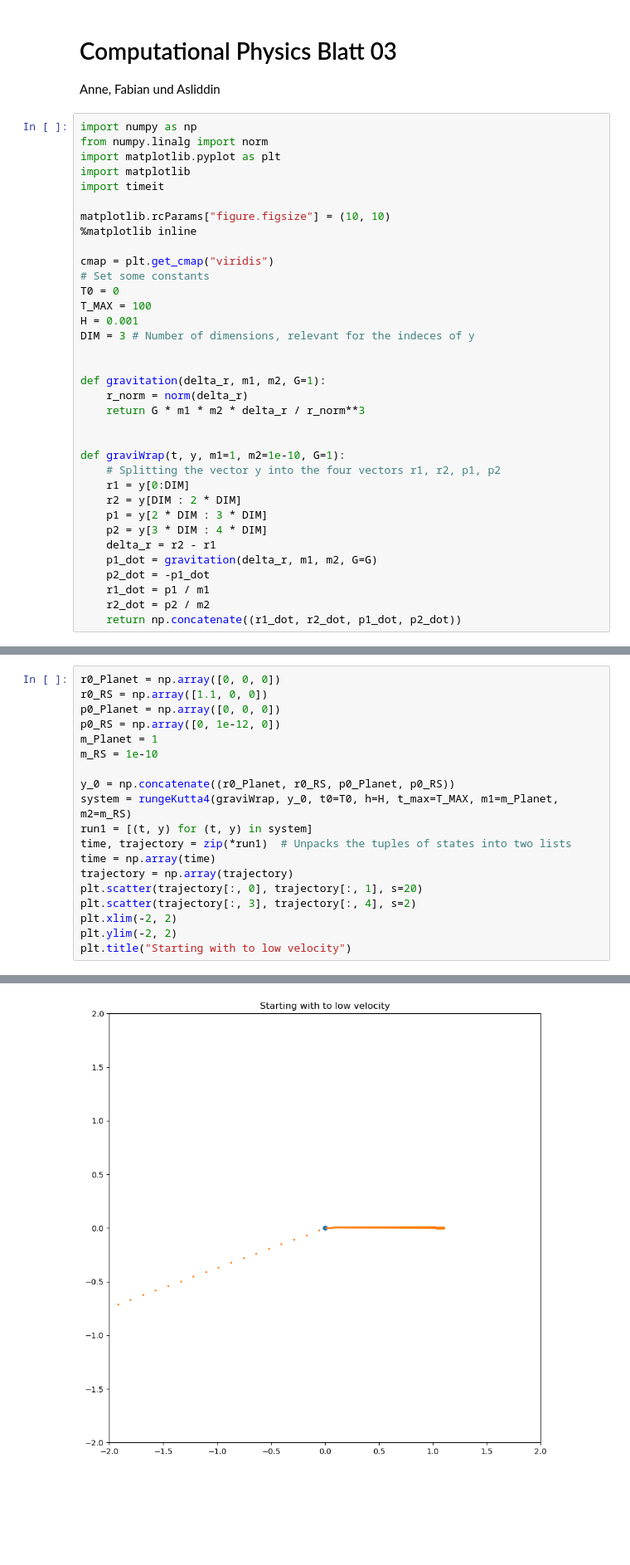
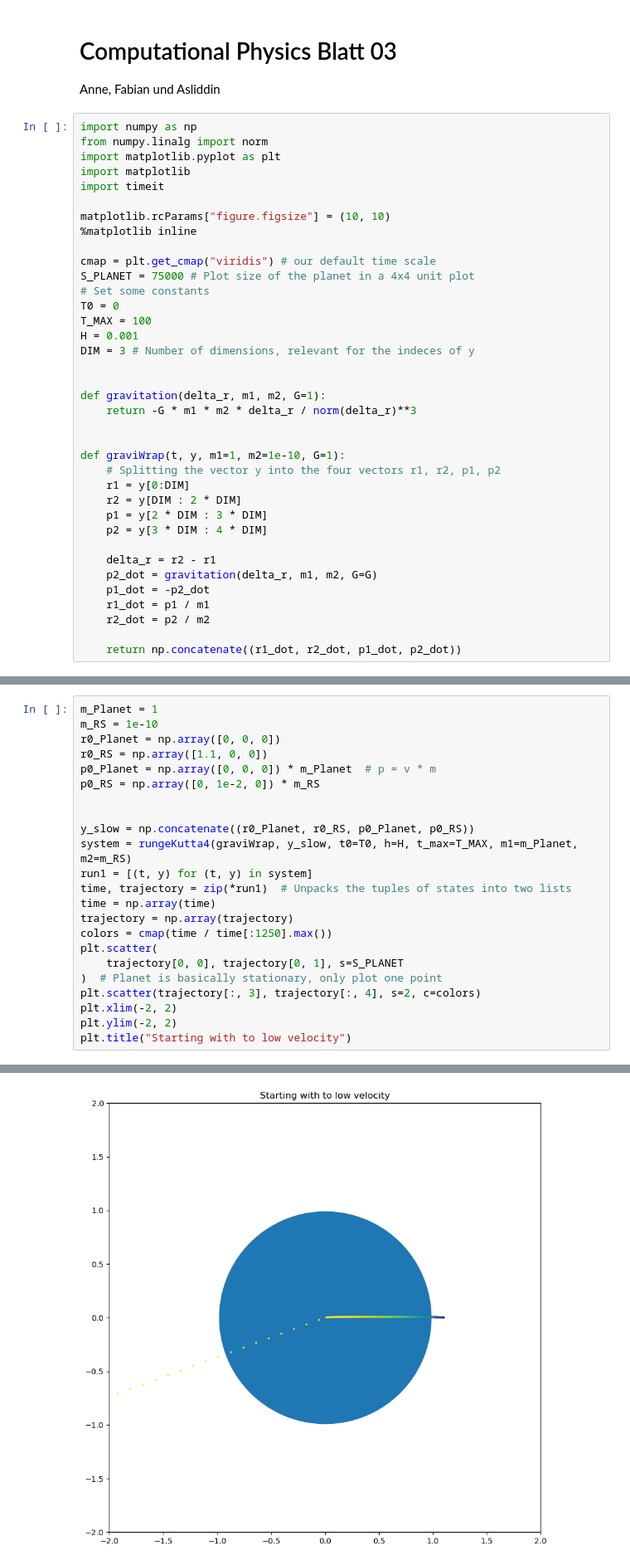
Before and after one commit to FSchierok/compPhys, a Jupyter notebook: Sheet03/A1.ipynb, the cells around one changed output, grey strips where cells are left out. Shown at 83% size. Cells and saved outputs as stored; diff of their text form; blank space fills up the shorter version.

```diff
--- a/Sheet03/A1.ipynb
+++ b/Sheet03/A1.ipynb
@@ -11,7 +11,8 @@ import timeit
 matplotlib.rcParams["figure.figsize"] = (10, 10)
 %matplotlib inline
 
-cmap = plt.get_cmap("viridis")
+cmap = plt.get_cmap("viridis") # our default time scale
+S_PLANET = 75000 # Plot size of the planet in a 4x4 unit plot
 # Set some constants
 T0 = 0
 T_MAX = 100
@@ -20,8 +21,7 @@ DIM = 3 # Number of dimensions, relevant for the indeces of y
 
 
 def gravitation(delta_r, m1, m2, G=1):
-    r_norm = norm(delta_r)
-    return G * m1 * m2 * delta_r / r_norm**3
+    return -G * m1 * m2 * delta_r / norm(delta_r)**3
 
 
 def graviWrap(t, y, m1=1, m2=1e-10, G=1):
@@ -30,11 +30,13 @@ def graviWrap(t, y, m1=1, m2=1e-10, G=1):
     r2 = y[DIM : 2 * DIM]
     p1 = y[2 * DIM : 3 * DIM]
     p2 = y[3 * DIM : 4 * DIM]
+
     delta_r = r2 - r1
-    p1_dot = gravitation(delta_r, m1, m2, G=G)
-    p2_dot = -p1_dot
+    p2_dot = gravitation(delta_r, m1, m2, G=G)
+    p1_dot = -p2_dot
     r1_dot = p1 / m1
     r2_dot = p2 / m2
+
     return np.concatenate((r1_dot, r2_dot, p1_dot, p2_dot))
 # %%
 def rungeKutta4(
@@ -72,27 +74,31 @@ y_\mathrm{i} &= \begin{pmatrix}
 \Rightarrow \dot{p_\mathrm{i}} &= -G\frac{m_\mathrm{j}}{\left|r_\mathrm{i}- r_\mathrm{j}\right|^3}(r_\mathrm{i}- r_\mathrm{j}) \\
 \end{align}
 # %%
+m_Planet = 1
+m_RS = 1e-10
 r0_Planet = np.array([0, 0, 0])
 r0_RS = np.array([1.1, 0, 0])
-p0_Planet = np.array([0, 0, 0])
-p0_RS = np.array([0, 1e-12, 0])
-m_Planet = 1
-m_RS = 1e-10
+p0_Planet = np.array([0, 0, 0]) * m_Planet  # p = v * m
+p0_RS = np.array([0, 1e-2, 0]) * m_RS
 
-y_0 = np.concatenate((r0_Planet, r0_RS, p0_Planet, p0_RS))
-system = rungeKutta4(graviWrap, y_0, t0=T0, h=H, t_max=T_MAX, m1=m_Planet, m2=m_RS)
+
+y_slow = np.concatenate((r0_Planet, r0_RS, p0_Planet, p0_RS))
+system = rungeKutta4(graviWrap, y_slow, t0=T0, h=H, t_max=T_MAX, m1=m_Planet, m2=m_RS)
 run1 = [(t, y) for (t, y) in system]
 time, trajectory = zip(*run1)  # Unpacks the tuples of states into two lists
 time = np.array(time)
 trajectory = np.array(trajectory)
-plt.scatter(trajectory[:, 0], trajectory[:, 1], s=20)
-plt.scatter(trajectory[:, 3], trajectory[:, 4], s=2)
+colors = cmap(time / time[:1250].max())
+plt.scatter(
+    trajectory[0, 0], trajectory[0, 1], s=S_PLANET
+)  # Planet is basically stationary, only plot one point
+plt.scatter(trajectory[:, 3], trajectory[:, 4], s=2, c=colors)
 plt.xlim(-2, 2)
 plt.ylim(-2, 2)
 plt.title("Starting with to low velocity")
 # %% [output]
 Text(0.5, 1.0, 'Starting with to low velocity')
-[figure, old version]
+[figure, new version]
 # %%
 r0_Planet = np.array([0, 0, 0])
 r0_RS = np.array([1.1, 0, 0])
```
Also changed, not shown: parts of 12 cells of this notebook.
